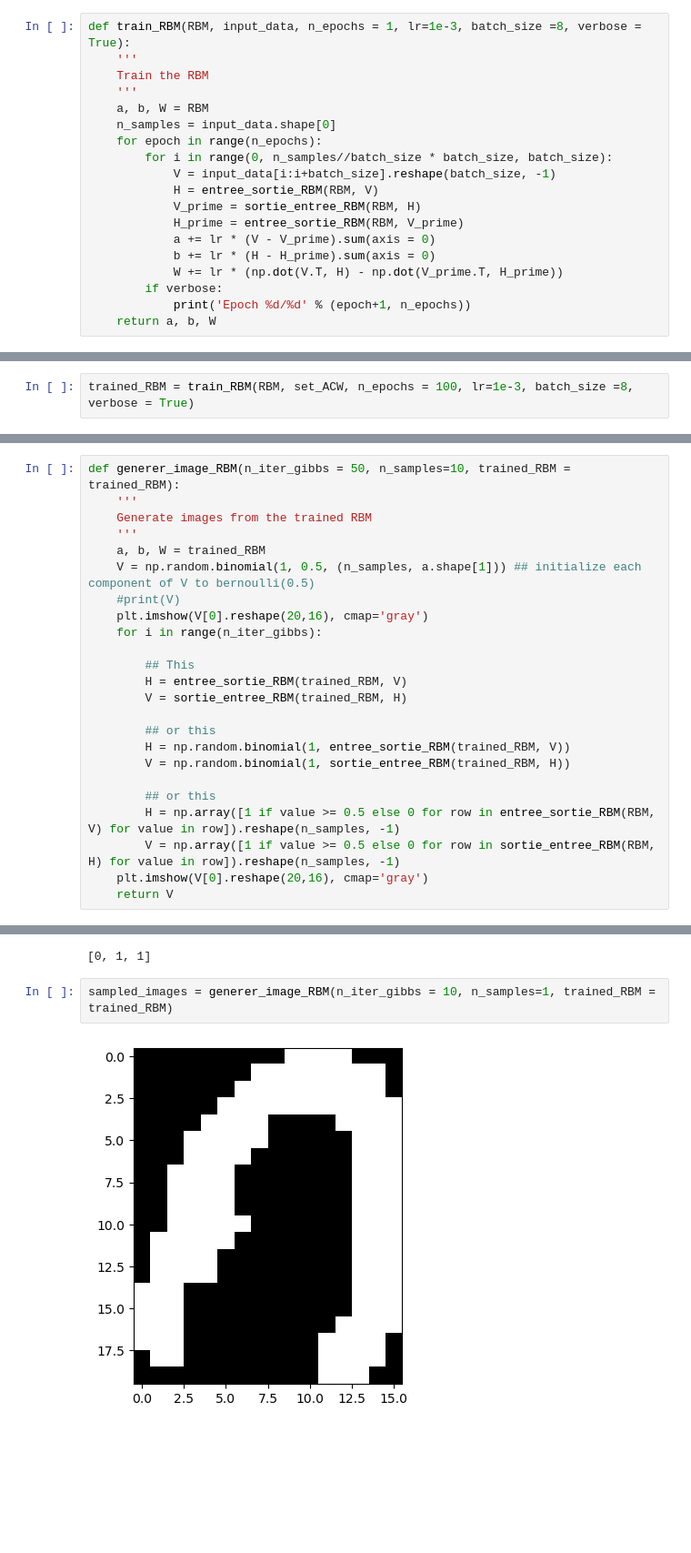
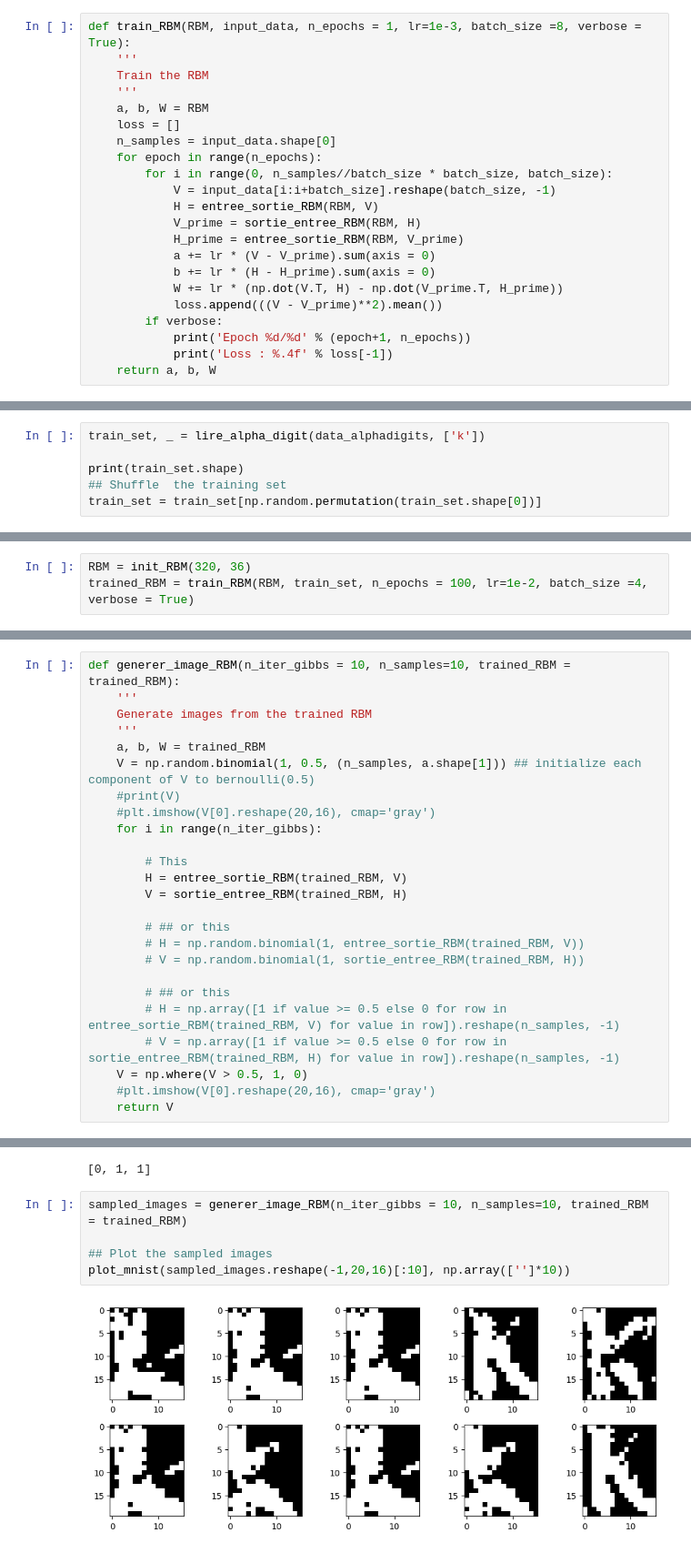
Before and after one commit to SebX-7879/Image_generation_DL2, a Jupyter notebook: projet_DL2_Seb.ipynb, the cells around one changed output, grey strips where cells are left out. Shown at 91% size. Saved outputs shown, nothing was run; the diff lists cells and outputs as text; blank space fills up the shorter version.

```diff
--- a/projet_DL2_Seb.ipynb
+++ b/projet_DL2_Seb.ipynb
@@ -176,6 +194,7 @@ def train_RBM(RBM, input_data, n_epochs = 1, lr=1e-3, batch_size =8, verbose = T
     Train the RBM
     '''
     a, b, W = RBM
+    loss = []
     n_samples = input_data.shape[0]
     for epoch in range(n_epochs):
         for i in range(0, n_samples//batch_size * batch_size, batch_size):
@@ -186,6 +205,8 @@ def train_RBM(RBM, input_data, n_epochs = 1, lr=1e-3, batch_size =8, verbose = T
             a += lr * (V - V_prime).sum(axis = 0)
             b += lr * (H - H_prime).sum(axis = 0)
             W += lr * (np.dot(V.T, H) - np.dot(V_prime.T, H_prime))
+            loss.append(((V - V_prime)**2).mean())
         if verbose:
             print('Epoch %d/%d' % (epoch+1, n_epochs))
+            print('Loss : %.4f' % loss[-1])
     return a, b, W
@@ -193,0 +213,6 @@ set_ACW, _ = lire_alpha_digit(data_alphadigits, ['a','c','w'])
+# %%
+train_set, _ = lire_alpha_digit(data_alphadigits, ['k'])
+
+print(train_set.shape)
+## Shuffle  the training set
+train_set = train_set[np.random.permutation(train_set.shape[0])]
@@ -194,2 +221,3 @@ set_ACW, _ = lire_alpha_digit(data_alphadigits, ['a','c','w'])
 # %%
-trained_RBM = train_RBM(RBM, set_ACW, n_epochs = 100, lr=1e-3, batch_size =8, verbose = True)
+RBM = init_RBM(320, 36)
+trained_RBM = train_RBM(RBM, train_set, n_epochs = 100, lr=1e-2, batch_size =4, verbose = True)
@@ -197,34 +243,38 @@ trained_RBM = train_RBM(RBM, set_ACW, n_epochs = 100, lr=1e-3, batch_size =8, ve
 ### Test
 ## Sample 10 images from the trained RBM
 # %%
-def generer_image_RBM(n_iter_gibbs = 50, n_samples=10, trained_RBM = trained_RBM):
+def generer_image_RBM(n_iter_gibbs = 10, n_samples=10, trained_RBM = trained_RBM):
     '''
     Generate images from the trained RBM
     '''
     a, b, W = trained_RBM
     V = np.random.binomial(1, 0.5, (n_samples, a.shape[1])) ## initialize each component of V to bernoulli(0.5)
     #print(V)
-    plt.imshow(V[0].reshape(20,16), cmap='gray')
+    #plt.imshow(V[0].reshape(20,16), cmap='gray')
     for i in range(n_iter_gibbs):
 
-        ## This
+        # This
         H = entree_sortie_RBM(trained_RBM, V)
         V = sortie_entree_RBM(trained_RBM, H)
 
-        ## or this
-        H = np.random.binomial(1, entree_sortie_RBM(trained_RBM, V))
-        V = np.random.binomial(1, sortie_entree_RBM(trained_RBM, H))
+        # ## or this
+        # H = np.random.binomial(1, entree_sortie_RBM(trained_RBM, V))
+        # V = np.random.binomial(1, sortie_entree_RBM(trained_RBM, H))
 
-        ## or this
-        H = np.array([1 if value >= 0.5 else 0 for row in entree_sortie_RBM(RBM, V) for value in row]).reshape(n_samples, -1)
-        V = np.array([1 if value >= 0.5 else 0 for row in sortie_entree_RBM(RBM, H) for value in row]).reshape(n_samples, -1)
-    plt.imshow(V[0].reshape(20,16), cmap='gray')
+        # ## or this
+        # H = np.array([1 if value >= 0.5 else 0 for row in entree_sortie_RBM(trained_RBM, V) for value in row]).reshape(n_samples, -1)
+        # V = np.array([1 if value >= 0.5 else 0 for row in sortie_entree_RBM(trained_RBM, H) for value in row]).reshape(n_samples, -1)
+    V = np.where(V > 0.5, 1, 0)
+    #plt.imshow(V[0].reshape(20,16), cmap='gray')
     return V
 # %%
 list(map(lambda x : 1 if x >=0.5 else 0, [0.4, 0.5, 0.6]))
 # %% [output]
 [0, 1, 1]
 # %%
-sampled_images = generer_image_RBM(n_iter_gibbs = 10, n_samples=1, trained_RBM = trained_RBM)
+sampled_images = generer_image_RBM(n_iter_gibbs = 10, n_samples=10, trained_RBM = trained_RBM)
+
+## Plot the sampled images
+plot_mnist(sampled_images.reshape(-1,20,16)[:10], np.array(['']*10))
 # %% [output]
-[figure, old version]
+[figure, new version]
```
Also changed, not shown: parts of 27 cells of this notebook, 1 other file.
